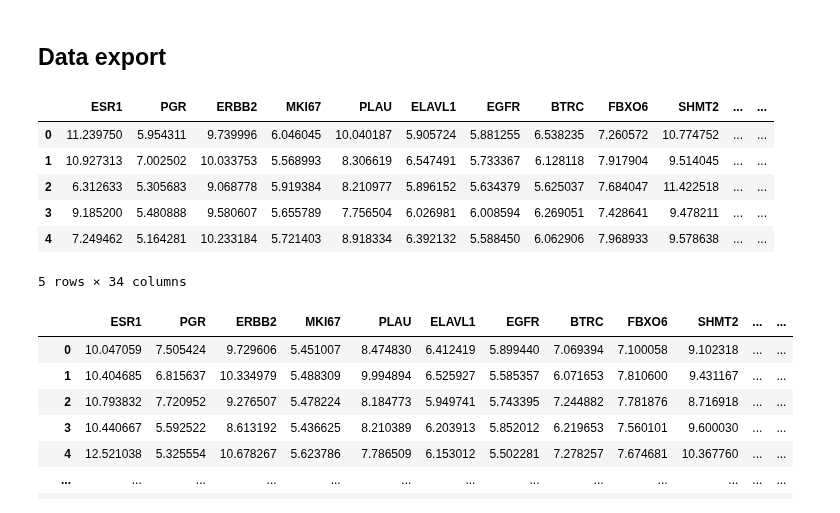
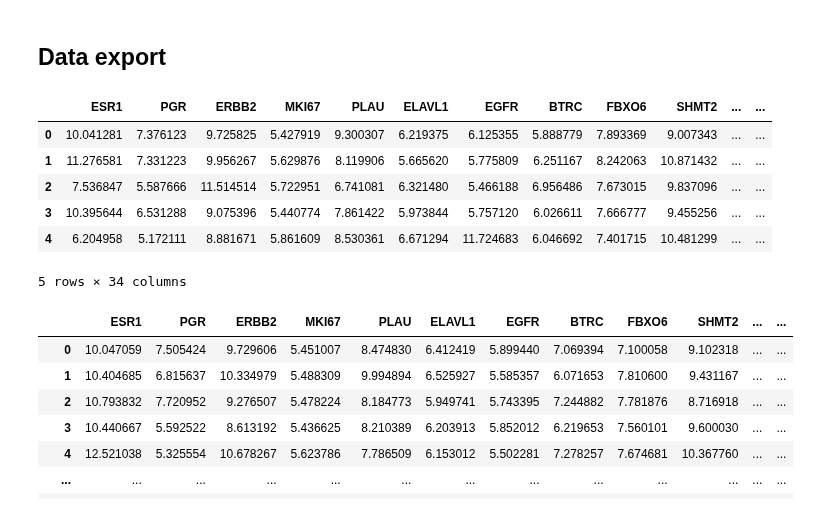
Before and after one commit to DontSlipOnDirt/breast-cancer-dss-prediction, a Jupyter notebook: ssl/scarf.ipynb, the cells around one changed output. Saved outputs shown, nothing was run; the diff lists cells and outputs as text; code cells hidden in the pictures.

Commit message:
Fix training data SSL

```diff
--- a/ssl/scarf.ipynb
+++ b/ssl/scarf.ipynb
@@ -335,17 +335,17 @@ pd.DataFrame({'label': predicted_labels, 'confidence': associated_probabilities}
 ## Data export
 # %%
 unlabelled_data = pd.read_csv(UNLABELLED_DATA_PATH)
-test_data = pd.read_csv(TEST_DATA_PATH)
-test_data['Confidence'] = 1.0
+train_data = pd.read_csv(TRAIN_DATA_PATH)
+train_data['Confidence'] = 1.0
 
-test_data.head()
+train_data.head()
 # %% [output]
 |  | ESR1 | PGR | ERBB2 | MKI67 | PLAU | ELAVL1 | EGFR | BTRC | FBXO6 | SHMT2 | ... | ... |
-| 0 | 11.239750 | 5.954311 | 9.739996 | 6.046045 | 10.040187 | 5.905724 | 5.881255 | 6.538235 | 7.260572 | 10.774752 | ... | ... |
-| 1 | 10.927313 | 7.002502 | 10.033753 | 5.568993 | 8.306619 | 6.547491 | 5.733367 | 6.128118 | 7.917904 | 9.514045 | ... | ... |
-| 2 | 6.312633 | 5.305683 | 9.068778 | 5.919384 | 8.210977 | 5.896152 | 5.634379 | 5.625037 | 7.684047 | 11.422518 | ... | ... |
-| 3 | 9.185200 | 5.480888 | 9.580607 | 5.655789 | 7.756504 | 6.026981 | 6.008594 | 6.269051 | 7.428641 | 9.478211 | ... | ... |
-| 4 | 7.249462 | 5.164281 | 10.233184 | 5.721403 | 8.918334 | 6.392132 | 5.588450 | 6.062906 | 7.968933 | 9.578638 | ... | ... |
+| 0 | 10.041281 | 7.376123 | 9.725825 | 5.427919 | 9.300307 | 6.219375 | 6.125355 | 5.888779 | 7.893369 | 9.007343 | ... | ... |
+| 1 | 11.276581 | 7.331223 | 9.956267 | 5.629876 | 8.119906 | 5.665620 | 5.775809 | 6.251167 | 8.242063 | 10.871432 | ... | ... |
+| 2 | 7.536847 | 5.587666 | 11.514514 | 5.722951 | 6.741081 | 6.321480 | 5.466188 | 6.956486 | 7.673015 | 9.837096 | ... | ... |
+| 3 | 10.395644 | 6.531288 | 9.075396 | 5.440774 | 7.861422 | 5.973844 | 5.757120 | 6.026611 | 7.666777 | 9.455256 | ... | ... |
+| 4 | 6.204958 | 5.172111 | 8.881671 | 5.861609 | 8.530361 | 6.671294 | 11.724683 | 6.046692 | 7.401715 | 10.481299 | ... | ... |
 5 rows × 34 columns
 # %%
 unlabelled_data['Label'] = predicted_labels
```
Also changed, not shown: parts of 1 cell of this notebook, 1 other file.
